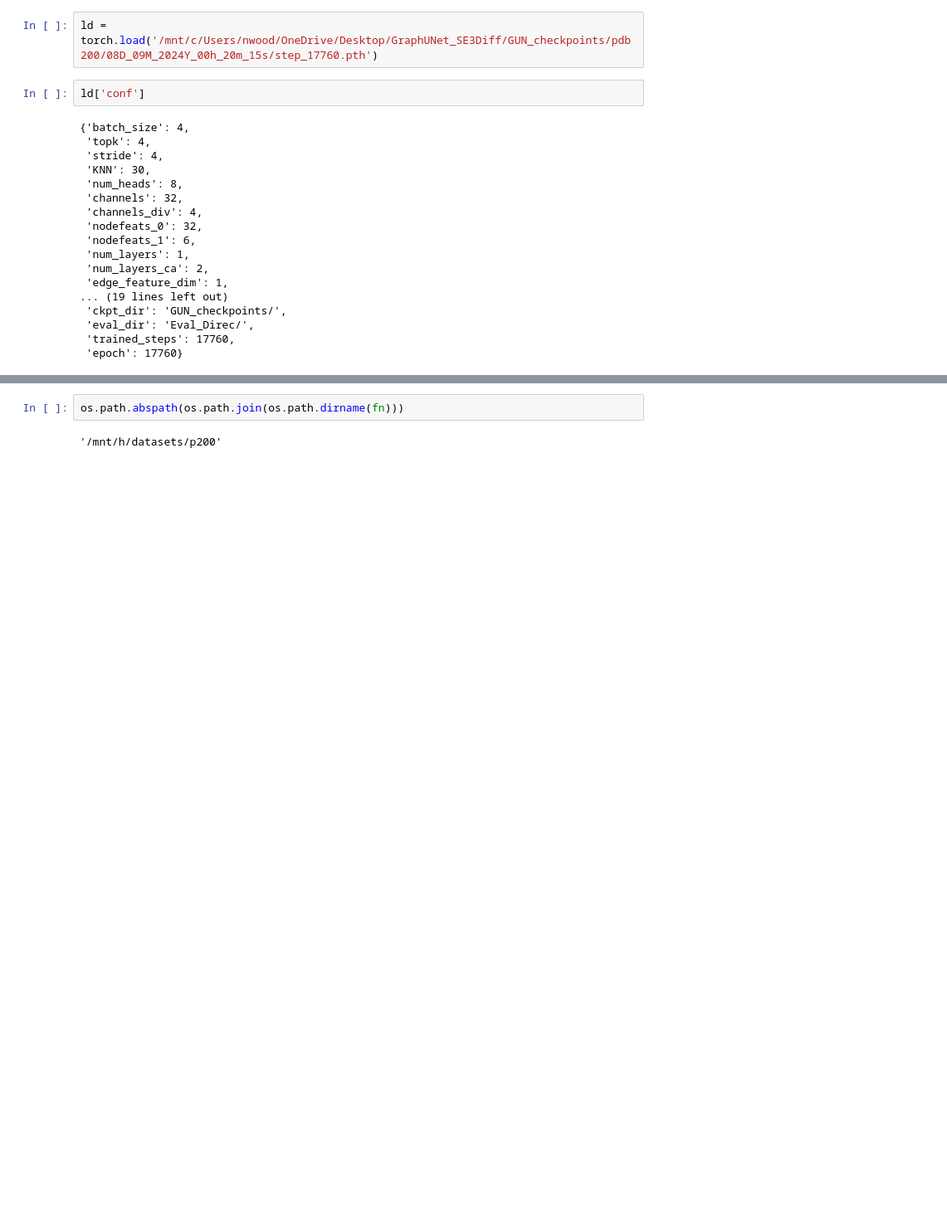
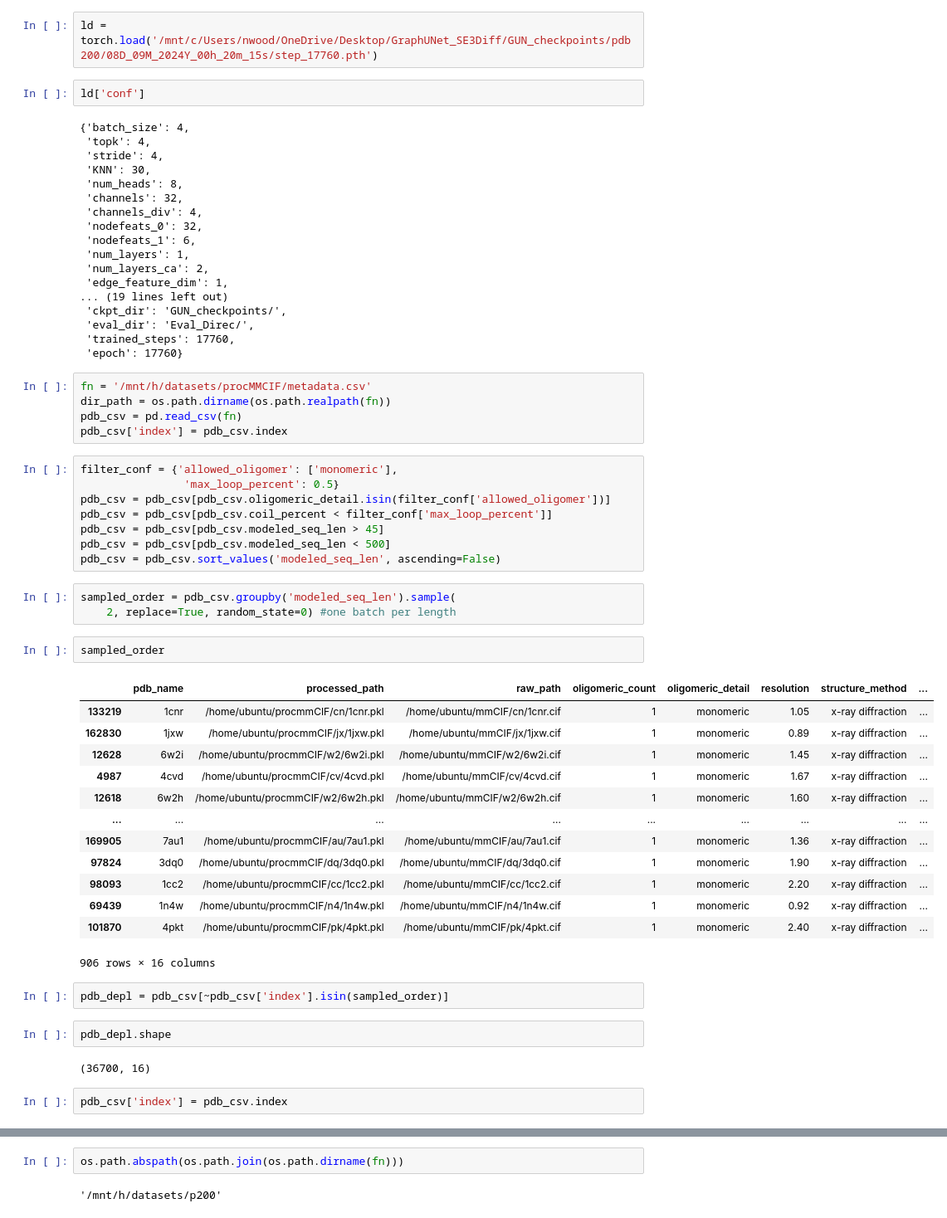
Before and after one commit to NickWoodall/GraphUNet_SE3Diff, a Jupyter notebook: test_env.ipynb, the cells around one changed output, grey strips where cells are left out. Shown at 83% size. Cells and saved outputs as stored; diff of their text form; blank space fills up the shorter version.

Commit message:
update sampler to include all pdb

```diff
--- a/test_env.ipynb
+++ b/test_env.ipynb
@@ -48,3 +48,43 @@ ld['conf']
  'eval_dir': 'Eval_Direc/',
  'trained_steps': 17760,
  'epoch': 17760}
+# %%
+fn = '/mnt/h/datasets/procMMCIF/metadata.csv'
+dir_path = os.path.dirname(os.path.realpath(fn))
+pdb_csv = pd.read_csv(fn)
+pdb_csv['index'] = pdb_csv.index
+# %%
+filter_conf = {'allowed_oligomer': ['monomeric'],
+                'max_loop_percent': 0.5}
+pdb_csv = pdb_csv[pdb_csv.oligomeric_detail.isin(filter_conf['allowed_oligomer'])]
+pdb_csv = pdb_csv[pdb_csv.coil_percent < filter_conf['max_loop_percent']]
+pdb_csv = pdb_csv[pdb_csv.modeled_seq_len > 45]
+pdb_csv = pdb_csv[pdb_csv.modeled_seq_len < 500]
+pdb_csv = pdb_csv.sort_values('modeled_seq_len', ascending=False)
+# %%
+sampled_order = pdb_csv.groupby('modeled_seq_len').sample(
+    2, replace=True, random_state=0) #one batch per length
+# %%
+sampled_order
+# %% [output]
+|  | pdb_name | processed_path | raw_path | oligomeric_count | oligomeric_detail | resolution | structure_method | ... |
+| 133219 | 1cnr | /home/ubuntu/procmmCIF/cn/1cnr.pkl | /home/ubuntu/mmCIF/cn/1cnr.cif | 1 | monomeric | 1.05 | x-ray diffraction | ... |
+| 162830 | 1jxw | /home/ubuntu/procmmCIF/jx/1jxw.pkl | /home/ubuntu/mmCIF/jx/1jxw.cif | 1 | monomeric | 0.89 | x-ray diffraction | ... |
+| 12628 | 6w2i | /home/ubuntu/procmmCIF/w2/6w2i.pkl | /home/ubuntu/mmCIF/w2/6w2i.cif | 1 | monomeric | 1.45 | x-ray diffraction | ... |
+| 4987 | 4cvd | /home/ubuntu/procmmCIF/cv/4cvd.pkl | /home/ubuntu/mmCIF/cv/4cvd.cif | 1 | monomeric | 1.67 | x-ray diffraction | ... |
+| 12618 | 6w2h | /home/ubuntu/procmmCIF/w2/6w2h.pkl | /home/ubuntu/mmCIF/w2/6w2h.cif | 1 | monomeric | 1.60 | x-ray diffraction | ... |
+| ... | ... | ... | ... | ... | ... | ... | ... | ... |
+| 169905 | 7au1 | /home/ubuntu/procmmCIF/au/7au1.pkl | /home/ubuntu/mmCIF/au/7au1.cif | 1 | monomeric | 1.36 | x-ray diffraction | ... |
+| 97824 | 3dq0 | /home/ubuntu/procmmCIF/dq/3dq0.pkl | /home/ubuntu/mmCIF/dq/3dq0.cif | 1 | monomeric | 1.90 | x-ray diffraction | ... |
+| 98093 | 1cc2 | /home/ubuntu/procmmCIF/cc/1cc2.pkl | /home/ubuntu/mmCIF/cc/1cc2.cif | 1 | monomeric | 2.20 | x-ray diffraction | ... |
+| 69439 | 1n4w | /home/ubuntu/procmmCIF/n4/1n4w.pkl | /home/ubuntu/mmCIF/n4/1n4w.cif | 1 | monomeric | 0.92 | x-ray diffraction | ... |
+| 101870 | 4pkt | /home/ubuntu/procmmCIF/pk/4pkt.pkl | /home/ubuntu/mmCIF/pk/4pkt.cif | 1 | monomeric | 2.40 | x-ray diffraction | ... |
+906 rows × 16 columns
+# %%
+pdb_depl = pdb_csv[~pdb_csv['index'].isin(sampled_order)]
+# %%
+pdb_depl.shape
+# %% [output]
+(36700, 16)
+# %%
+pdb_csv['index'] = pdb_csv.index
```
Also changed, not shown: parts of 4 cells of this notebook, 3 other files.
